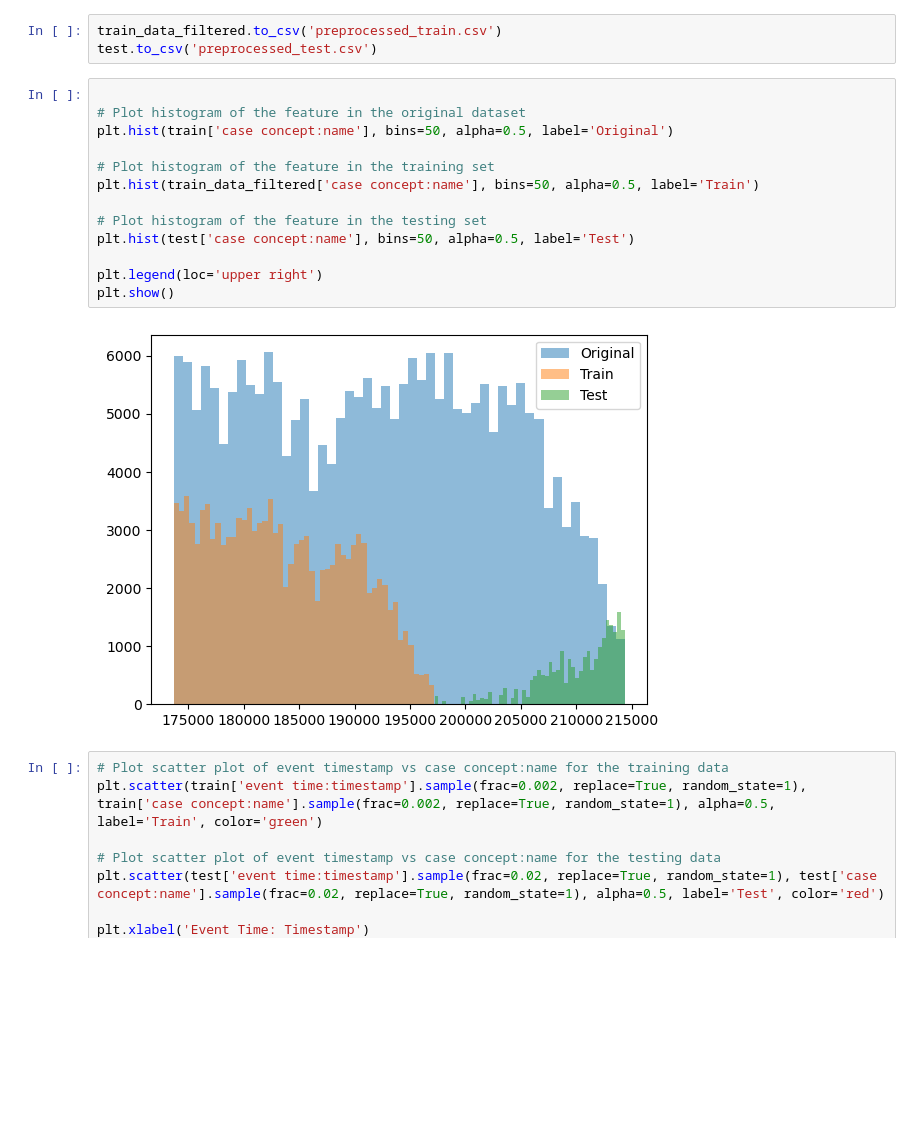
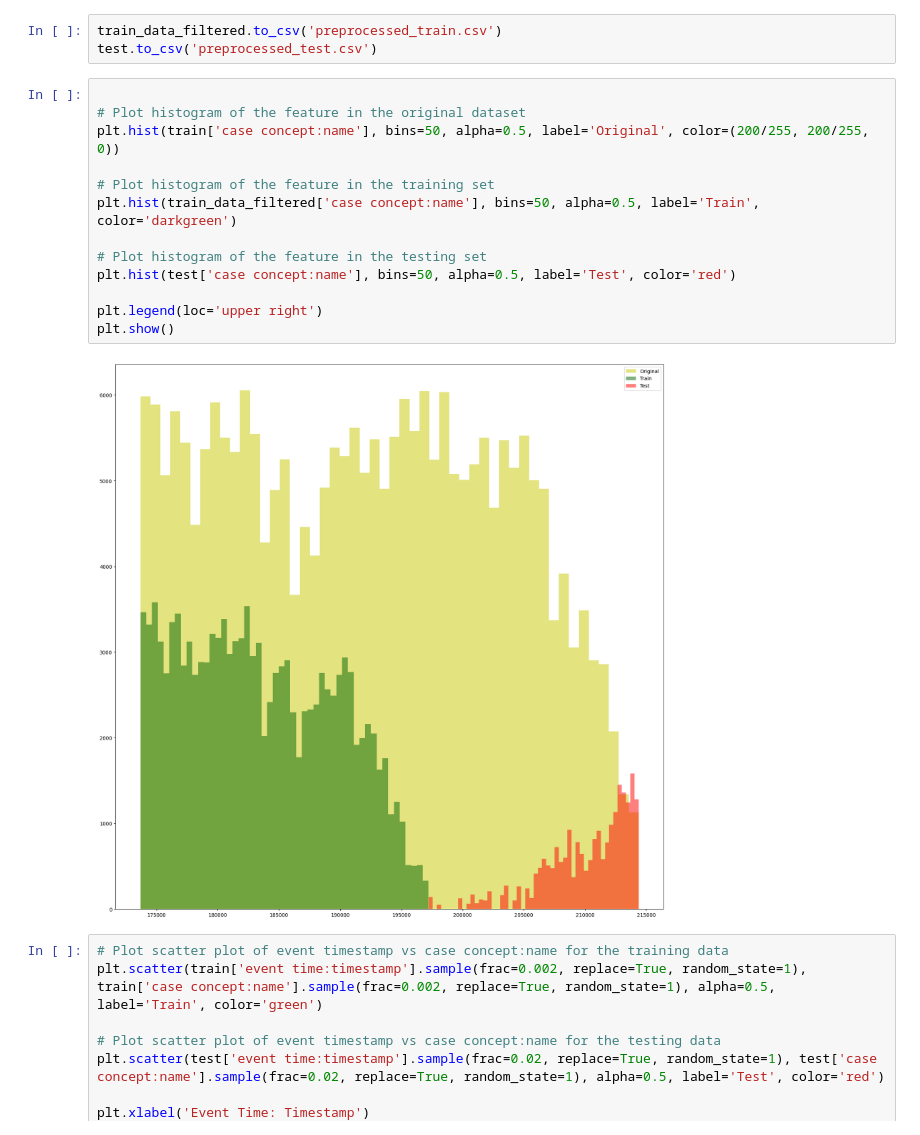
Before and after one commit to KonstantinGeorgiev0/Process-Mining, a Jupyter notebook: 2_Preprocessing.ipynb, the cells around one changed output. Cells and saved outputs as stored; diff of their text form; blank space fills up the shorter version.

Commit message:
update on visualizations

```diff
--- a/2_Preprocessing.ipynb
+++ b/2_Preprocessing.ipynb
@@ -231,18 +231,18 @@ test.to_csv('preprocessed_test.csv')
 # %%
 
 # Plot histogram of the feature in the original dataset
-plt.hist(train['case concept:name'], bins=50, alpha=0.5, label='Original')
+plt.hist(train['case concept:name'], bins=50, alpha=0.5, label='Original', color=(200/255, 200/255, 0))
 
 # Plot histogram of the feature in the training set
-plt.hist(train_data_filtered['case concept:name'], bins=50, alpha=0.5, label='Train')
+plt.hist(train_data_filtered['case concept:name'], bins=50, alpha=0.5, label='Train', color='darkgreen')
 
 # Plot histogram of the feature in the testing set
-plt.hist(test['case concept:name'], bins=50, alpha=0.5, label='Test')
+plt.hist(test['case concept:name'], bins=50, alpha=0.5, label='Test', color='red')
 
 plt.legend(loc='upper right')
 plt.show()
 # %% [output]
-[figure, old version]
+[figure, new version]
 # %%
 # Plot scatter plot of event timestamp vs case concept:name for the training data
 plt.scatter(train['event time:timestamp'].sample(frac=0.002, replace=True, random_state=1), train['case concept:name'].sample(frac=0.002, replace=True, random_state=1), alpha=0.5, label='Train', color='green')
```
Also changed, not shown: parts of 1 cell of this notebook, 1 other file.
